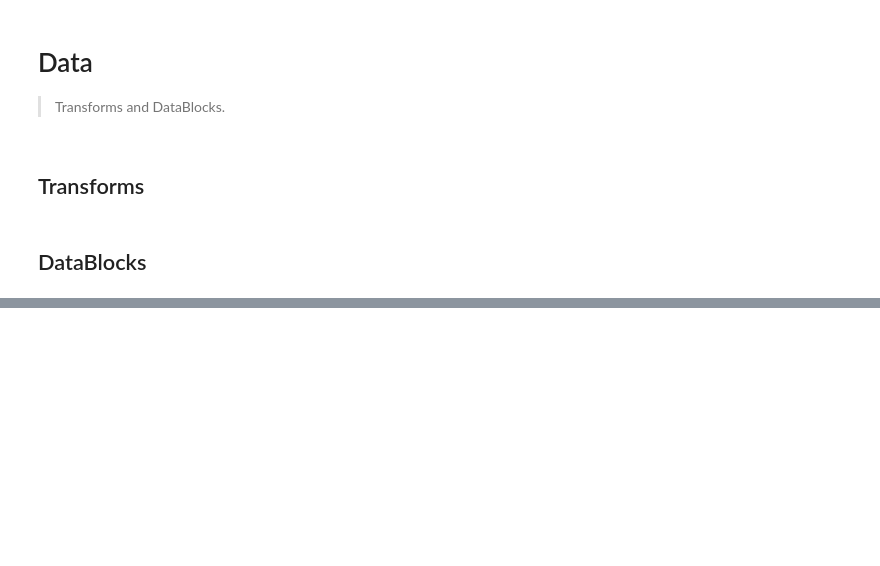
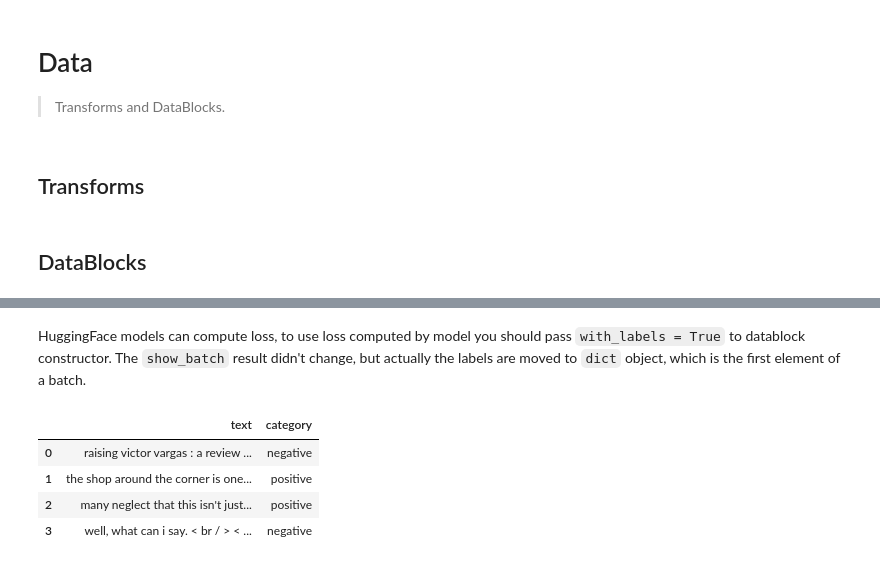
Before and after one commit to aikindergarten/fasthugs, a Jupyter notebook: nbs/00_data.ipynb, the cells around one changed output, grey strips where cells are left out. Drawn from its saved outputs; the diff is of its cells as text; code cells hidden in the pictures; blank space fills up the shorter version.

```diff
--- a/nbs/00_data.ipynb
+++ b/nbs/00_data.ipynb
@@ -120,0 +187,16 @@ class TransformersTextBlock(TransformBlock):
+# %% [markdown]
+HuggingFace models can compute loss, to use loss computed by model you should pass `with_labels = True` to datablock constructor. The `show_batch` result didn't change, but actually the labels are moved to `dict` object, which is the first element of a batch.
+# %%
+#slow
+dblock = DataBlock(blocks = [TransformersTextBlock(tokenizer=tokenizer, with_labels=True), CategoryBlock()],
+                   get_x=ItemGetter('text'),
+                   get_y=ItemGetter('label'),
+                   splitter=ColSplitter())
+dls = dblock.dataloaders(texts, bs=8)
+dls.show_batch(max_n=4)
+# %% [output]
+|  | text | category |
+| 0 | raising victor vargas : a review ... | negative |
+| 1 | the shop around the corner is one... | positive |
+| 2 | many neglect that this isn't just... | positive |
+| 3 | well, what can i say. < br / > < ... | negative |
```
Also changed, not shown: parts of 12 cells of this notebook, 13 other files.
